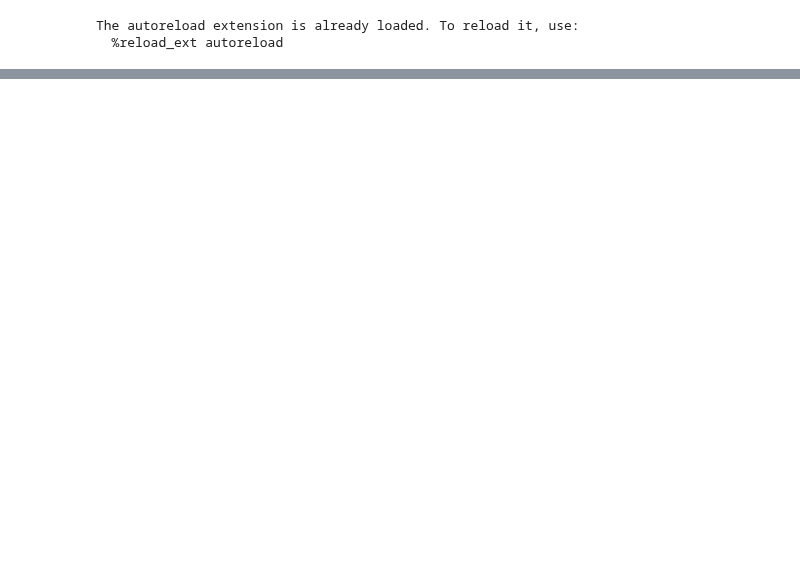
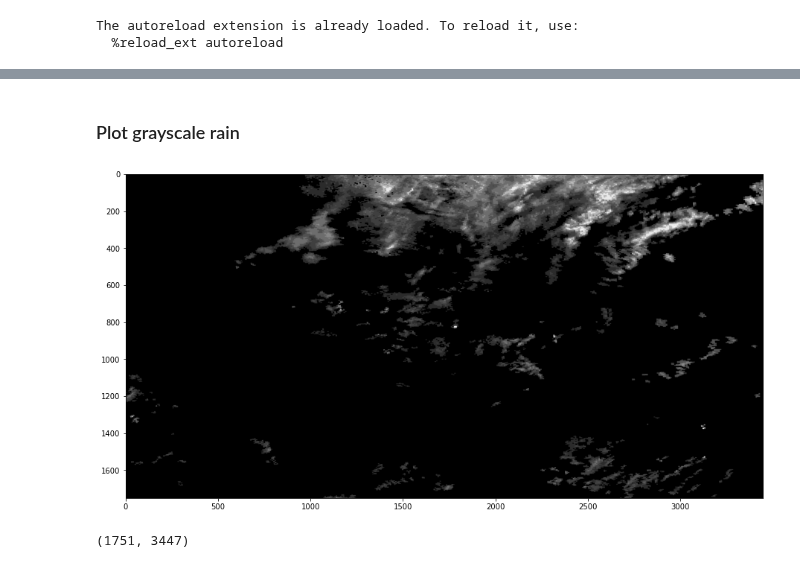
Before and after one commit to eoydvin/FYS-STK4155, a Jupyter notebook: Project_1/Exercise 6.ipynb, the cells around one changed output, grey strips where cells are left out. Cells and saved outputs as stored; diff of their text form; code cells hidden in the pictures; blank space fills up the shorter version.

```diff
--- a/Project_1/Exercise 6.ipynb
+++ b/Project_1/Exercise 6.ipynb
@@ -32,0 +33,2 @@ plt.show()
+# %%
+radar = np.load("nedbor_radar.npy") # from 2021-10-06 kl 11:45
@@ -32,0 +39,8 @@ plt.show()
+# %% [markdown]
+### Plot grayscale rain
+# %%
+fig, ax = plt.subplots(figsize=(20,8))
+ax.imshow(radar, cmap='gray')
+plt.show()
+# %% [output]
+[figure, added]
@@ -32,0 +49,4 @@ plt.show()
+# %%
+radar.shape
+# %% [output]
+(1751, 3447)
```
Also changed, not shown: parts of 8 cells of this notebook, 6 other files.
